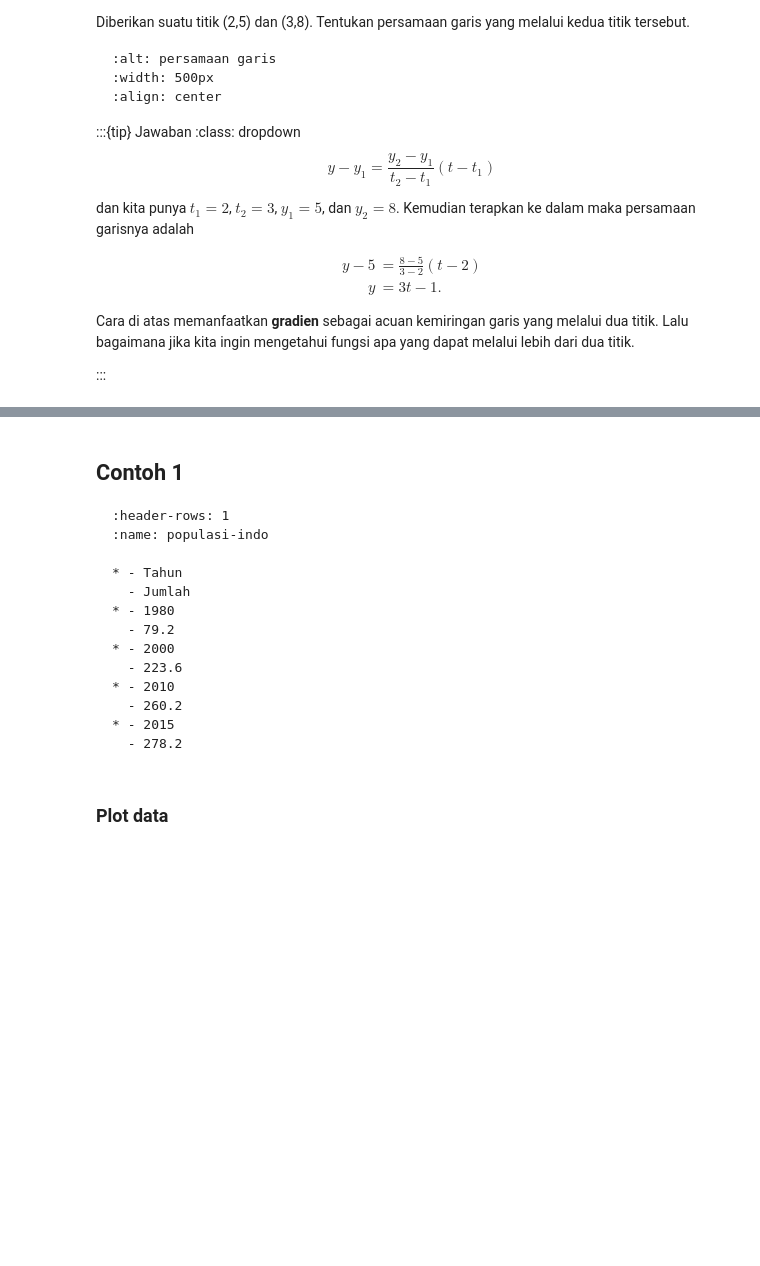
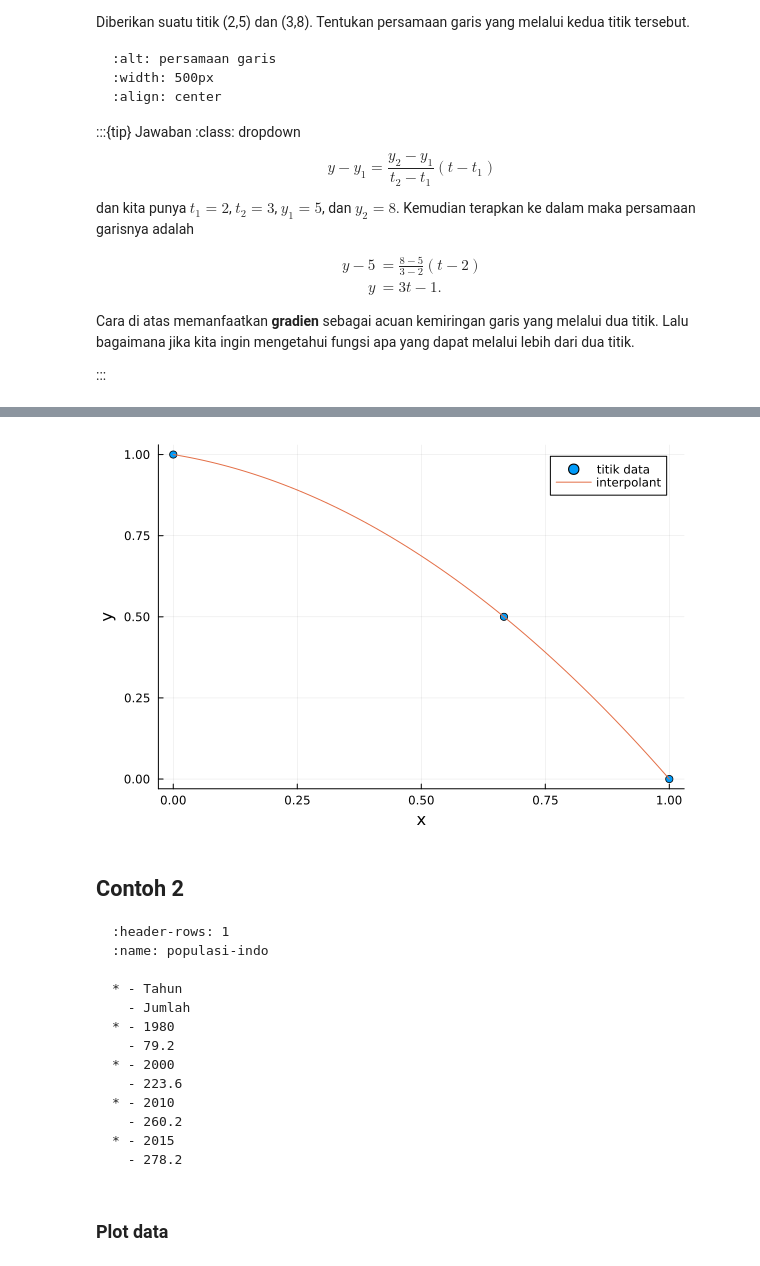
Before and after one commit to liebenlito/num-comp-julia, a Jupyter notebook: notebooks/pertemuan_4.1/interpolasi.ipynb, the cells around one changed output, grey strips where cells are left out. Drawn from its saved outputs; the diff is of its cells as text; code cells hidden in the pictures; blank space fills up the shorter version.

````diff
--- a/notebooks/pertemuan_4.1/interpolasi.ipynb
+++ b/notebooks/pertemuan_4.1/interpolasi.ipynb
@@ -89,5 +175,9 @@ atau $V\textbf{c} = \textbf{y}$, dimana $V$ disebut juga dengan matriks **Vander
+# %%
+plot!(xx, yy, label="interpolant")
+# %% [output]
+[figure, added]
 # %% [markdown]
-## Contoh 1
+## Contoh 2
 ```{list-table} Populasi penduduk di Indonesia
 :header-rows: 1
 :name: populasi-indo
````
Also changed, not shown: parts of 12 cells of this notebook, 1 other file.
